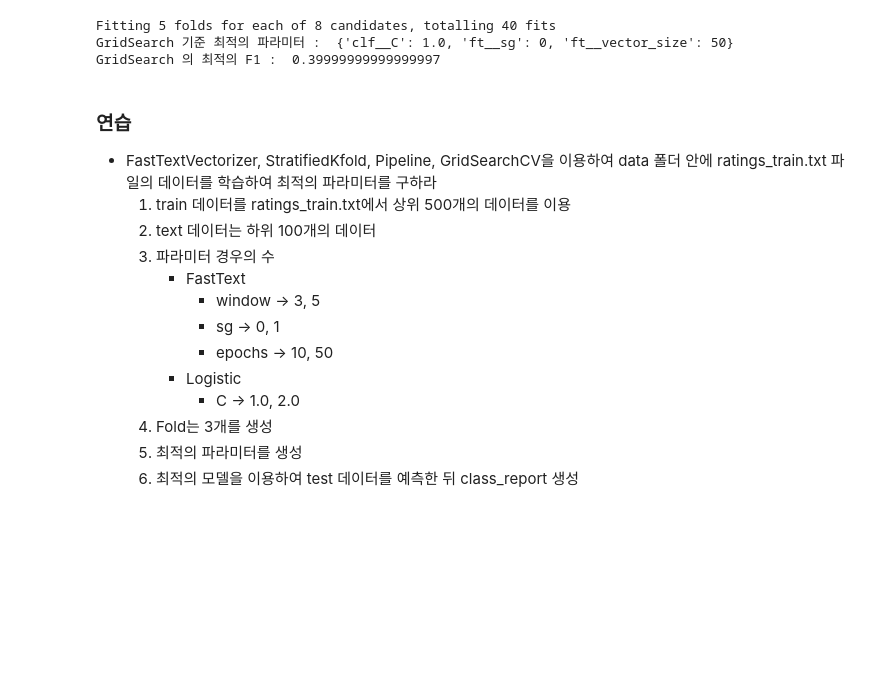
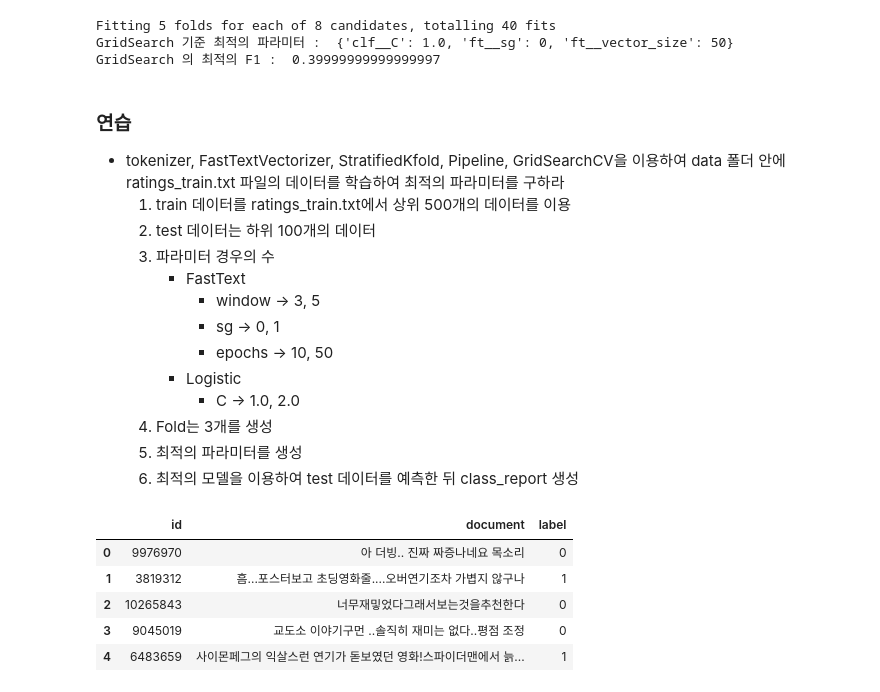
Before and after one commit to bsmoon-86/multicam_2025, a Jupyter notebook: 251031/02_GridSearchCV.ipynb, the cells around one changed output. Cells and saved outputs as stored; diff of their text form; code cells hidden in the pictures; blank space fills up the shorter version.

```diff
--- a/251031/02_GridSearchCV.ipynb
+++ b/251031/02_GridSearchCV.ipynb
@@ -183,9 +183,9 @@ GridSearch 기준 최적의 파라미터 :  {'clf__C': 1.0, 'ft__sg': 0, 'ft__ve
 GridSearch 의 최적의 F1 :  0.39999999999999997
 # %% [markdown]
 ### 연습
-- FastTextVectorizer, StratifiedKfold, Pipeline, GridSearchCV을 이용하여 data 폴더 안에 ratings_train.txt 파일의 데이터를 학습하여 최적의 파라미터를 구하라
+- tokenizer, FastTextVectorizer, StratifiedKfold, Pipeline, GridSearchCV을 이용하여 data 폴더 안에 ratings_train.txt 파일의 데이터를 학습하여 최적의 파라미터를 구하라
     1. train 데이터를 ratings_train.txt에서 상위 500개의 데이터를 이용
-    2. text 데이터는 하위 100개의 데이터
+    2. test 데이터는 하위 100개의 데이터
     3. 파라미터 경우의 수
         - FastText
             - window -> 3, 5
@@ -198,0 +201,10 @@ GridSearch 의 최적의 F1 :  0.39999999999999997
+# %%
+df = pd.read_csv("../data/ratings_train.txt", sep='\t')
+df.head()
+# %% [output]
+|  | id | document | label |
+| 0 | 9976970 | 아 더빙.. 진짜 짜증나네요 목소리 | 0 |
+| 1 | 3819312 | 흠...포스터보고 초딩영화줄....오버연기조차 가볍지 않구나 | 1 |
+| 2 | 10265843 | 너무재밓었다그래서보는것을추천한다 | 0 |
+| 3 | 9045019 | 교도소 이야기구먼 ..솔직히 재미는 없다..평점 조정 | 0 |
+| 4 | 6483659 | 사이몬페그의 익살스런 연기가 돋보였던 영화!스파이더맨에서 늙... | 1 |
```
Also changed, not shown: parts of 22 cells of this notebook, 1 other file.
